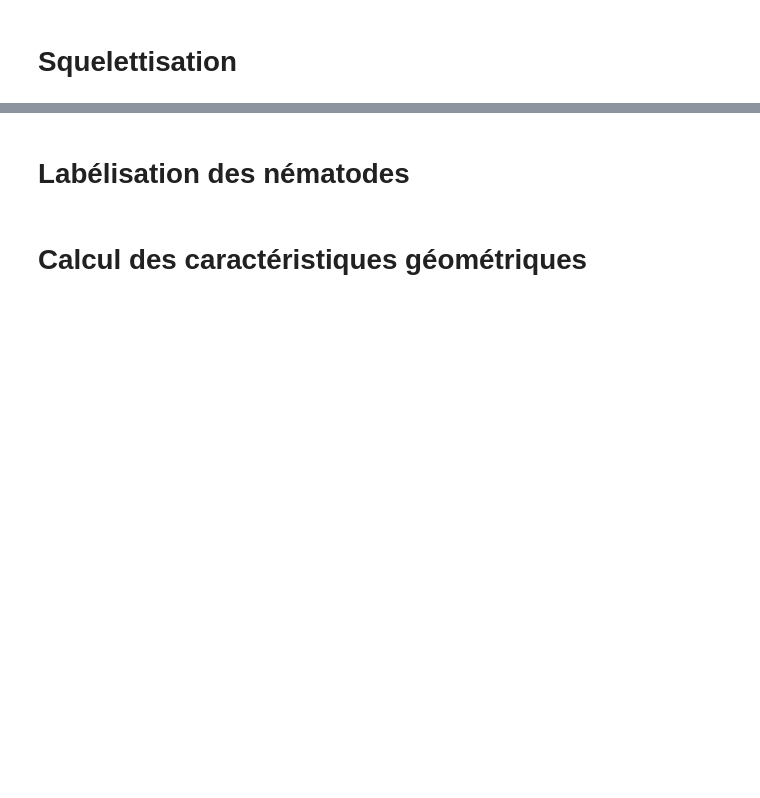
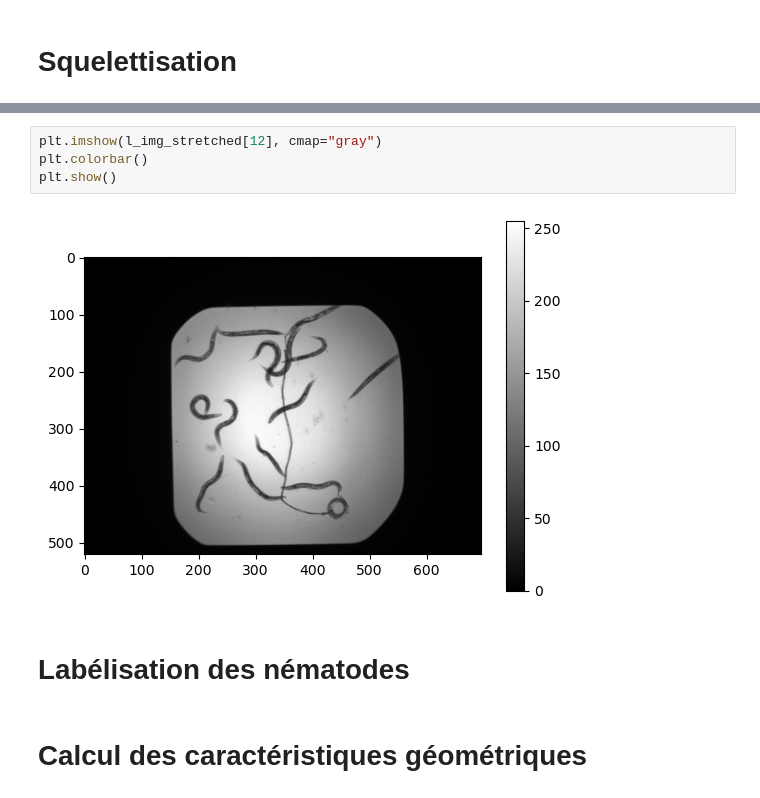
Before and after one commit to Lilian-GA/Nematode_status_assay, a Jupyter notebook: Nematods.ipynb, the cells around one changed output, grey strips where cells are left out. Cells and saved outputs as stored; diff of their text form; blank space fills up the shorter version.

```diff
--- a/Nematods.ipynb
+++ b/Nematods.ipynb
@@ -209,3 +232,9 @@ plt.show()
+# %%
+plt.imshow(l_img_stretched[12], cmap="gray")
+plt.colorbar()
+plt.show()
+# %% [output]
+[figure, added]
 # %% [markdown]
 # Labélisation des nématodes
 # %% [markdown]
```
Also changed, not shown: parts of 10 cells of this notebook.
